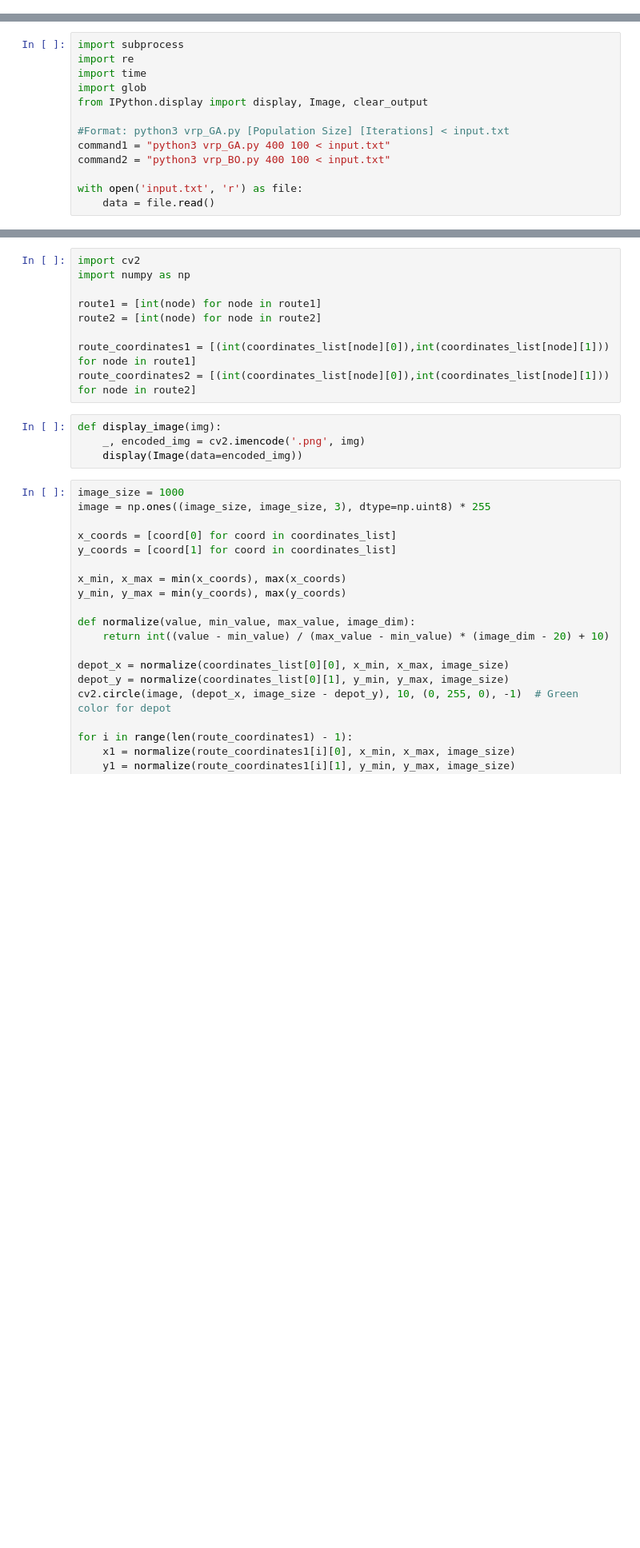
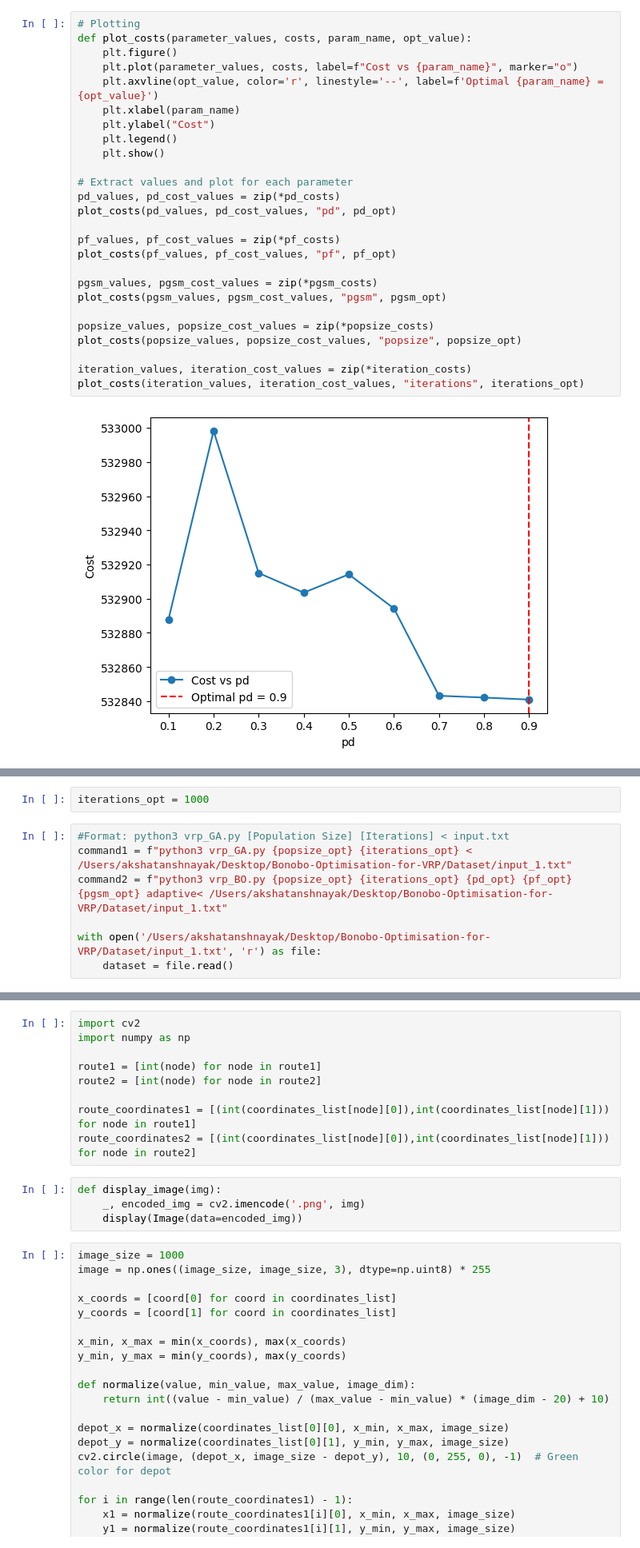
Before and after one commit to noble-platinate/Bonobo-Optimisation-for-VRP, a Jupyter notebook: code.ipynb, the cells around one changed output, grey strips where cells are left out. Shown at 80% size. Saved outputs shown, nothing was run; the diff lists cells and outputs as text; blank space fills up the shorter version.

```diff
--- a/code.ipynb
+++ b/code.ipynb
@@ -0,0 +134,28 @@
+# %%
+# Plotting
+def plot_costs(parameter_values, costs, param_name, opt_value):
+    plt.figure()
+    plt.plot(parameter_values, costs, label=f"Cost vs {param_name}", marker="o")
+    plt.axvline(opt_value, color='r', linestyle='--', label=f'Optimal {param_name} = {opt_value}')
+    plt.xlabel(param_name)
+    plt.ylabel("Cost")
+    plt.legend()
+    plt.show()
+
+# Extract values and plot for each parameter
+pd_values, pd_cost_values = zip(*pd_costs)
+plot_costs(pd_values, pd_cost_values, "pd", pd_opt)
+
+pf_values, pf_cost_values = zip(*pf_costs)
+plot_costs(pf_values, pf_cost_values, "pf", pf_opt)
+
+pgsm_values, pgsm_cost_values = zip(*pgsm_costs)
+plot_costs(pgsm_values, pgsm_cost_values, "pgsm", pgsm_opt)
+
+popsize_values, popsize_cost_values = zip(*popsize_costs)
+plot_costs(popsize_values, popsize_cost_values, "popsize", popsize_opt)
+
+iteration_values, iteration_cost_values = zip(*iteration_costs)
+plot_costs(iteration_values, iteration_cost_values, "iterations", iterations_opt)
+# %% [output]
+[figure, added]
@@ -1,16 +166,12 @@
+# %%
+iterations_opt = 1000
 # %%
-import subprocess
-import re
-import time
-import glob
-from IPython.display import display, Image, clear_output
+#Format: python3 vrp_GA.py [Population Size] [Iterations] < input.txt
+command1 = f"python3 vrp_GA.py {popsize_opt} {iterations_opt} < /Users/akshatanshnayak/Desktop/Bonobo-Optimisation-for-VRP/Dataset/input_1.txt"
+command2 = f"python3 vrp_BO.py {popsize_opt} {iterations_opt} {pd_opt} {pf_opt} {pgsm_opt} adaptive< /Users/akshatanshnayak/Desktop/Bonobo-Optimisation-for-VRP/Dataset/input_1.txt"
 
-#Format: python3 vrp_GA.py [Population Size] [Iterations] < input.txt
-command1 = "python3 vrp_GA.py 400 100 < input.txt"
-command2 = "python3 vrp_BO.py 400 100 < input.txt"
-
-with open('input.txt', 'r') as file:
-    data = file.read()
+with open('/Users/akshatanshnayak/Desktop/Bonobo-Optimisation-for-VRP/Dataset/input_1.txt', 'r') as file:
+    dataset = file.read()
 # %%
 start_time = time.time()
 
```
Also changed, not shown: parts of 12 cells of this notebook, 21 other files.
